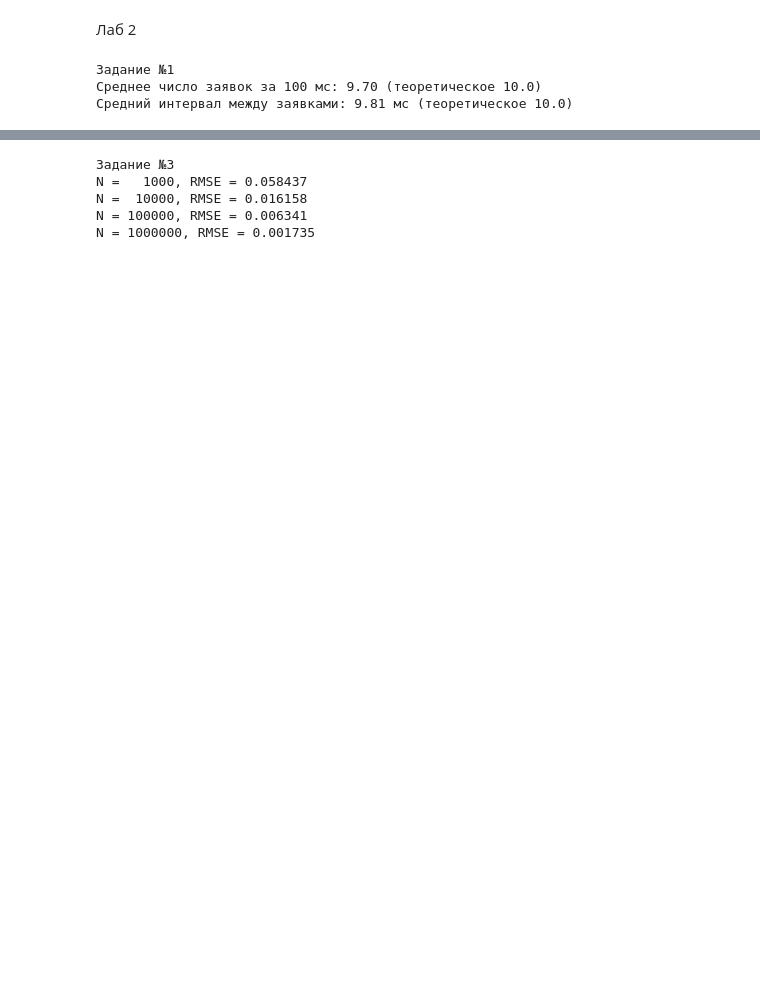
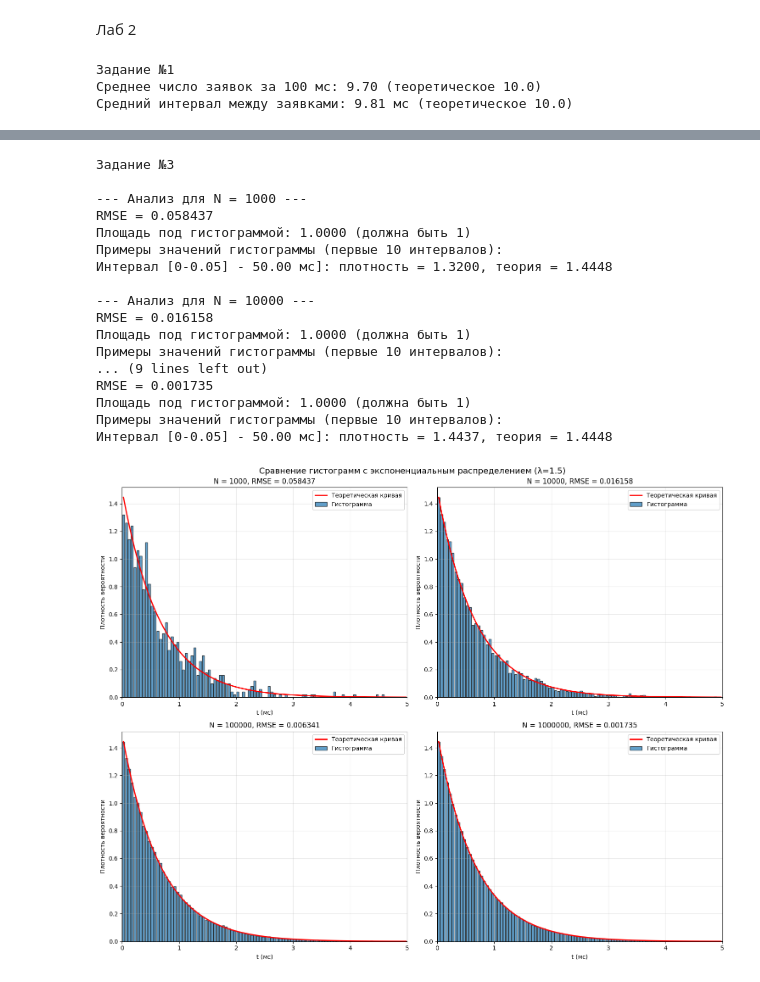
Before and after one commit to KNyathi/HighLoad, a Jupyter notebook: lab2.ipynb, the cells around one changed output, grey strips where cells are left out. Saved outputs shown, nothing was run; the diff lists cells and outputs as text; code cells hidden in the pictures; blank space fills up the shorter version.

```diff
--- a/lab2.ipynb
+++ b/lab2.ipynb
@@ -53,16 +53,24 @@ plt.xlabel('u')
 plt.ylabel('t, мс')
 plt.title('Функция обратного преобразования для экспоненциального закона (λ=1.5)')
 plt.grid(True)
-plt.savefig('task2_inverse.png')
 plt.show()
 
 # Моделирование для разных N
 N_vals = [10**3, 10**4, 10**5, 10**6]
 for N in N_vals:
+    print(f"\n--- Генерация {N} чисел ---")
     u = np.random.rand(N)
     t = - (1/λ2) * np.log(u)
-    # можно сохранить для задания 3, но здесь просто покажем
-    print(f"Сгенерировано {N} чисел")
+
+    if N <= 10000:  # Показываем первые 20 чисел для небольших выборок
+        print(f"Первые 20 сгенерированных времен (мс):")
+        for i in range(min(20, N)):
+            print(f"  {i+1:2d}. t = {t[i]:.4f} (u = {u[i]:.4f})")
+
+    print(f"Статистика:")
+    print(f"  Среднее: {np.mean(t):.4f} (теоретическое {1/λ2:.4f})")
+    print(f"  Минимум: {np.min(t):.4f}")
+    print(f"  Максимум: {np.max(t):.4f}")
 # %% [output]
 Задание №2
 [figure]
@@ -73,23 +94,67 @@ for N in N_vals:
 # %%
 # ================== Задание №3 ==================
 print("\nЗадание №3")
+
 bins_hist = 100
-# Определим диапазон для гистограммы (от 0 до 5, т.к. основная масса при λ=1.5)
 t_max = 5
-for N in N_vals:
+
+plt.figure(figsize=(15, 12))
+
+for idx, N in enumerate(N_vals):
+    print(f"\n--- Анализ для N = {N} ---")
+
+    # Генерируем данные
     u = np.random.rand(N)
     t = - (1/λ2) * np.log(u)
-    # Гистограмма относительных частот (плотность)
+
+    # Строим гистограмму
     counts, bin_edges = np.histogram(t, bins=bins_hist, range=(0, t_max), density=True)
     bin_centers = (bin_edges[:-1] + bin_edges[1:]) / 2
+    bin_width = bin_edges[1] - bin_edges[0]
+
     # Теоретическая плотность
     pdf_theor = λ2 * np.exp(-λ2 * bin_centers)
-    # Среднеквадратическое отклонение
+
+    # Вычисляем RMSE
     rmse = np.sqrt(np.mean((counts - pdf_theor)**2))
-    print(f"N = {N:6d}, RMSE = {rmse:.6f}")
+
+    print(f"RMSE = {rmse:.6f}")
+    print(f"Площадь под гистограммой: {np.sum(counts) * bin_width:.4f} (должна быть 1)")
+
+    # Показываем некоторые значения гистограммы
+    print(f"Примеры значений гистограммы (первые 10 интервалов):")
+    print(f"Интервал [0-{bin_width:.2f}] - {bin_width*1000:.2f} мс]: плотность = {counts[0]:.4f}, теория = {pdf_theor[0]:.4f}")
+
+    # График
+    plt.subplot(2, 2, idx+1)
+    plt.bar(bin_centers, counts, width=bin_width*0.8, alpha=0.7, label='Гистограмма', edgecolor='black')
+    plt.plot(bin_centers, pdf_theor, 'r-', linewidth=2, label='Теоретическая кривая')
+    plt.xlabel('t (мс)')
+    plt.ylabel('Плотность вероятности')
+    plt.title(f'N = {N}, RMSE = {rmse:.6f}')
+    plt.legend()
+    plt.grid(True, alpha=0.3)
+    plt.xlim(0, t_max)
+
+plt.suptitle(f'Сравнение гистограмм с экспоненциальным распределением (λ={λ2})', fontsize=14)
+plt.tight_layout()
+plt.show()
 # %% [output]
 Задание №3
-N =   1000, RMSE = 0.058437
-N =  10000, RMSE = 0.016158
-N = 100000, RMSE = 0.006341
-N = 1000000, RMSE = 0.001735
+
+--- Анализ для N = 1000 ---
+RMSE = 0.058437
+Площадь под гистограммой: 1.0000 (должна быть 1)
+Примеры значений гистограммы (первые 10 интервалов):
+Интервал [0-0.05] - 50.00 мс]: плотность = 1.3200, теория = 1.4448
+
+--- Анализ для N = 10000 ---
+RMSE = 0.016158
+Площадь под гистограммой: 1.0000 (должна быть 1)
+Примеры значений гистограммы (первые 10 интервалов):
+... (9 lines left out)
+RMSE = 0.001735
+Площадь под гистограммой: 1.0000 (должна быть 1)
+Примеры значений гистограммы (первые 10 интервалов):
+Интервал [0-0.05] - 50.00 мс]: плотность = 1.4437, теория = 1.4448
+[figure, added]
```
Also changed, not shown: parts of 10 cells of this notebook, 8 other files.
